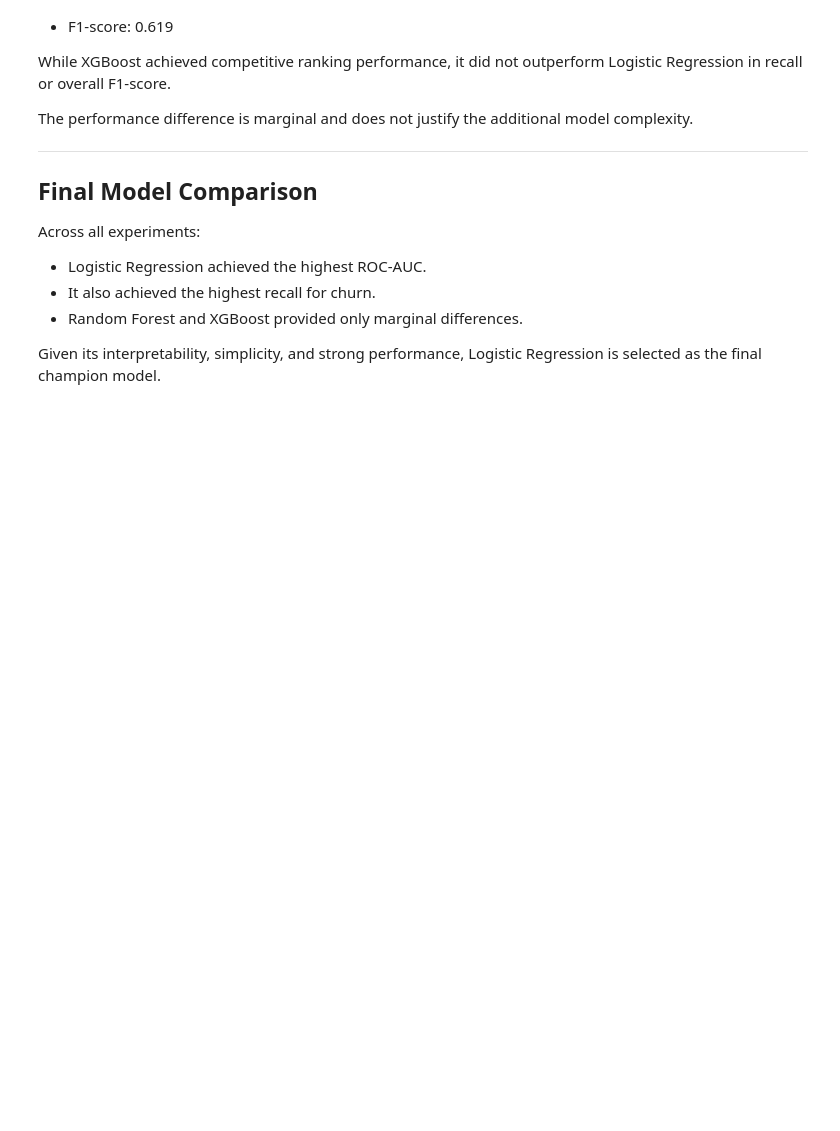
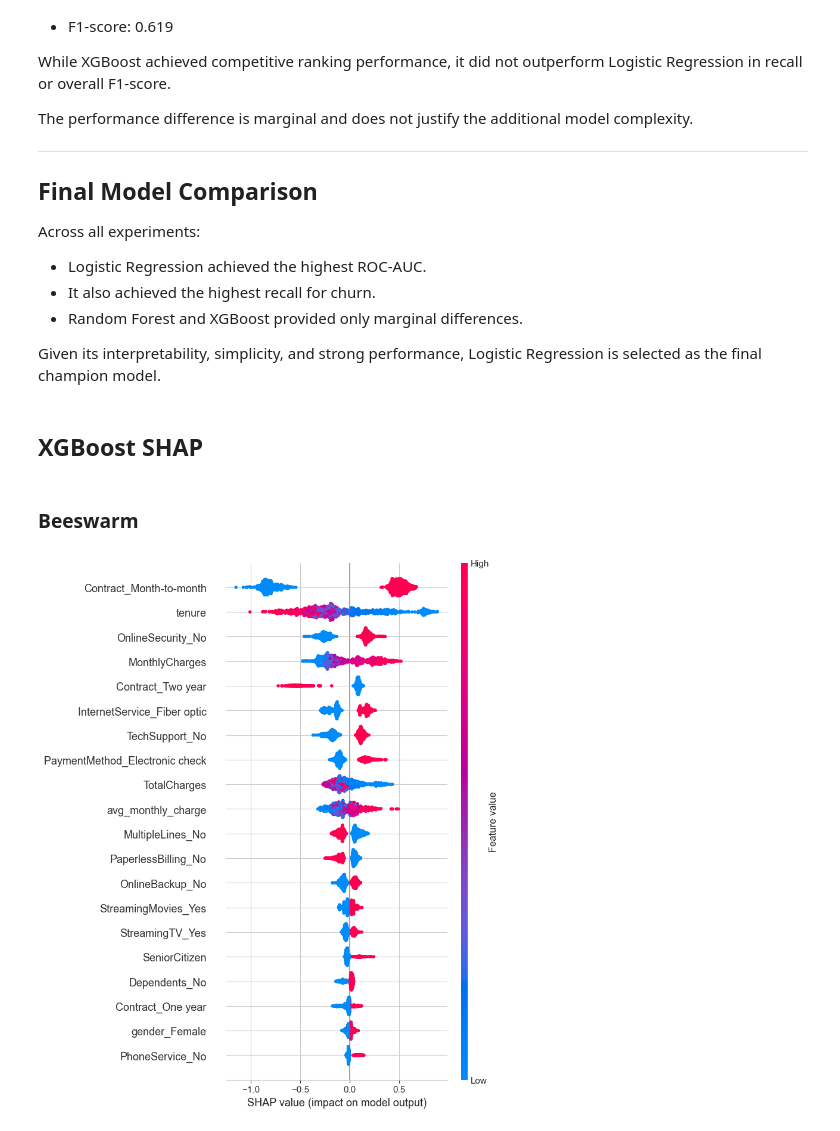
Before and after one commit to albagiro21/churn-research, a Jupyter notebook: notebooks/03_model_selection.ipynb, the cells around one changed output. Saved outputs shown, nothing was run; the diff lists cells and outputs as text; code cells hidden in the pictures; blank space fills up the shorter version.

```diff
--- a/notebooks/03_model_selection.ipynb
+++ b/notebooks/03_model_selection.ipynb
@@ -1019,3 +1021,53 @@ Across all experiments:
 
 Given its interpretability, simplicity, and strong performance,
 Logistic Regression is selected as the final champion model.
+# %% [markdown]
+## XGBoost SHAP
+# %%
+# Get feature names after preprocessing (one-hot encoding)
+
+pre = preprocessor  # your fitted ColumnTransformer from the XGBoost training block
+
+# Numeric features (same list you used)
+num_features = numeric_features
+
+# One-hot feature names
+ohe = pre.named_transformers_["cat"]["onehot"]
+ohe_feature_names = ohe.get_feature_names_out(categorical_features)
+
+feature_names = np.concatenate([num_features, ohe_feature_names])
+# %%
+## Prepare a SHAP dataset (a sample of the validation set, transformed and in the right format for SHAP)
+
+# Use the already transformed validation matrix (X_val_t) you created for XGBoost
+X_shap = X_val_t
+
+# Ensure CSR format (often best for sparse matrices)
+if sparse.issparse(X_shap):
+    X_shap = X_shap.tocsr()
+
+# Sample for speed (e.g., 1000 rows)
+n_sample = min(1000, X_shap.shape[0])
+rng = np.random.default_rng(42)
+idx = rng.choice(X_shap.shape[0], size=n_sample, replace=False)
+
+X_shap_sample = X_shap[idx]
+# %%
+#  SHAP explainability for XGBoost booster
+# 'booster' is your trained model from xgb.train(...)
+explainer = shap.TreeExplainer(booster)
+
+# SHAP values for the sample
+shap_values = explainer.shap_values(X_shap_sample)
+# %% [markdown]
+### Beeswarm
+# %%
+# Summary plot (beeswarm): shows distribution of SHAP values per feature
+shap.summary_plot(
+    shap_values,
+    X_shap_sample,
+    feature_names=feature_names,
+    max_display=20
+)
+# %% [output]
+[figure, added]
```
Also changed, not shown: parts of 6 cells of this notebook.
